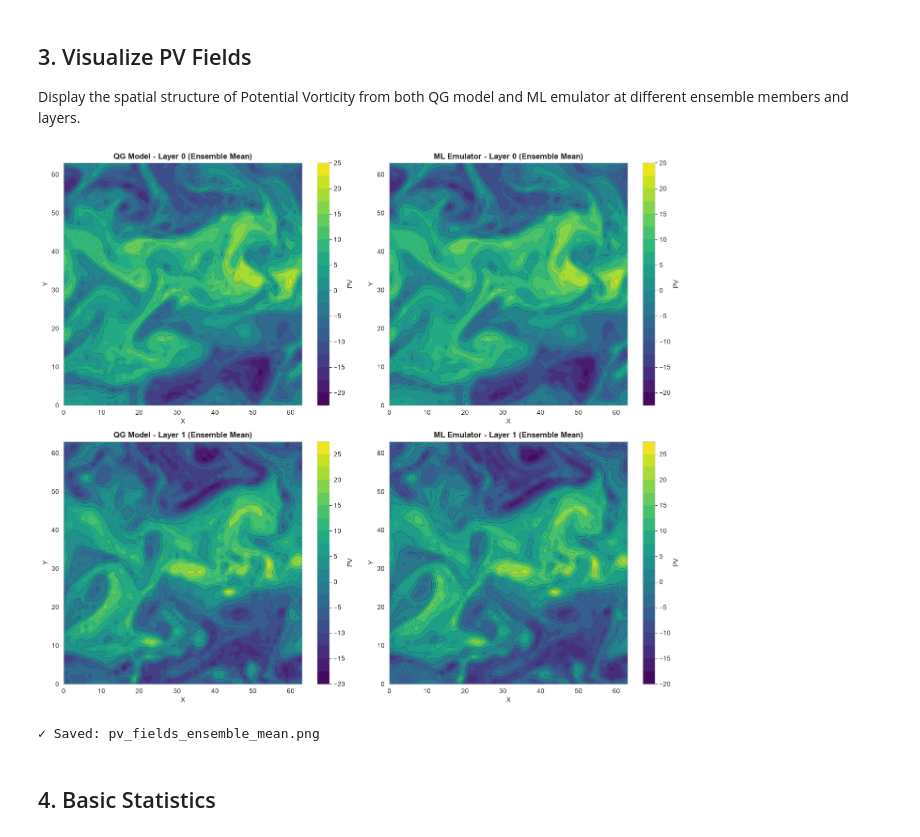
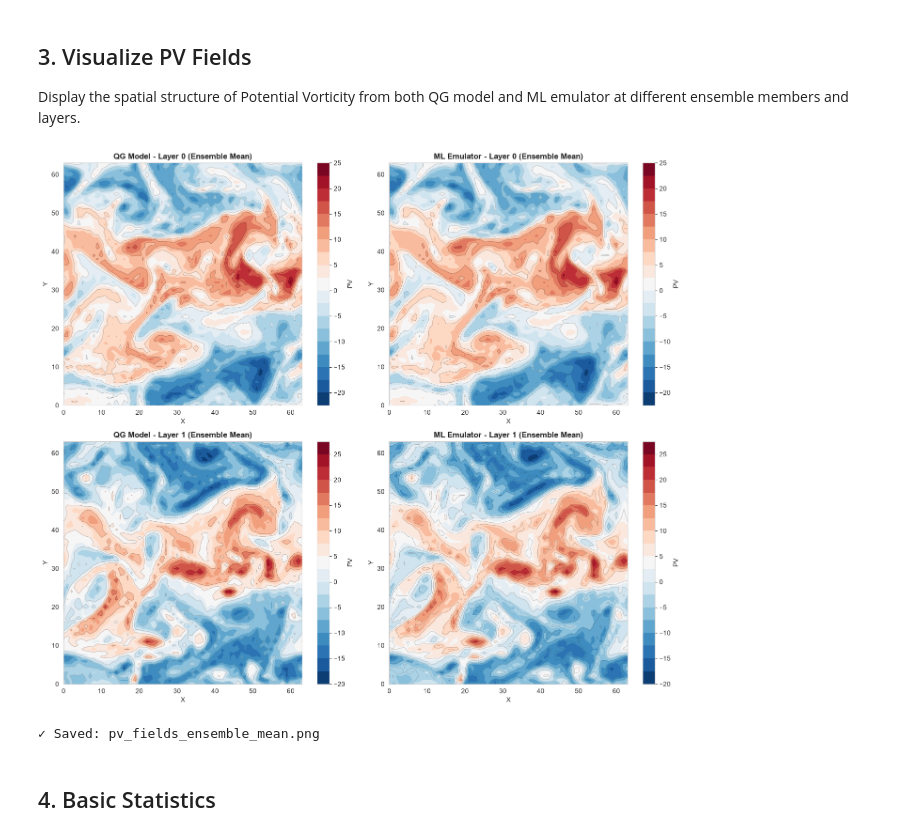
Before and after one commit to diegocarrio/QG_ML_Emulator, a Jupyter notebook: QG_ML_Analysis.ipynb, the cells around one changed output. Saved outputs shown, nothing was run; the diff lists cells and outputs as text; code cells hidden in the pictures.

Commit message:
Update: Change PV field colormap from viridis to RdBu_r (diverging, more attractive)

```diff
--- a/QG_ML_Analysis.ipynb
+++ b/QG_ML_Analysis.ipynb
@@ -75,7 +75,7 @@ pv_qg_mean_l1 = np.mean(pv_qg[:, 1, :, :], axis=0)
 pv_ml_mean_l1 = np.mean(pv_ml[:, 1, :, :], axis=0)
 
 # Layer 0 - QG Model
-im1 = axes[0, 0].contourf(pv_qg_mean_l0, levels=20, cmap='viridis')
+im1 = axes[0, 0].contourf(pv_qg_mean_l0, levels=20, cmap='RdBu_r')
 axes[0, 0].contour(pv_qg_mean_l0, levels=10, colors='black', linewidths=0.5, alpha=0.3)
 axes[0, 0].set_title('QG Model - Layer 0 (Ensemble Mean)', fontsize=12, fontweight='bold')
 axes[0, 0].set_xlabel('X')
@@ -84,39 +84,39 @@ cbar1 = plt.colorbar(im1, ax=axes[0, 0])
 cbar1.set_label('PV')
 
 # Layer 0 - ML Emulator
-im2 = axes[0, 1].contourf(pv_ml_mean_l0, levels=20, cmap='viridis')
+im2 = axes[0, 1].contourf(pv_ml_mean_l0, levels=20, cmap='RdBu_r')
 axes[0, 1].contour(pv_ml_mean_l0, levels=10, colors='black', linewidths=0.5, alpha=0.3)
 axes[0, 1].set_title('ML Emulator - Layer 0 (Ensemble Mean)', fontsize=12, fontweight='bold')
 axes[0, 1].set_xlabel('X')
 axes[0, 1].set_ylabel('Y')
 cbar2 = plt.colorbar(im2, ax=axes[0, 1])
 cbar2.set_label('PV')
 
 # Layer 1 - QG Model
-im3 = axes[1, 0].contourf(pv_qg_mean_l1, levels=20, cmap='viridis')
+im3 = axes[1, 0].contourf(pv_qg_mean_l1, levels=20, cmap='RdBu_r')
 axes[1, 0].contour(pv_qg_mean_l1, levels=10, colors='black', linewidths=0.5, alpha=0.3)
 axes[1, 0].set_title('QG Model - Layer 1 (Ensemble Mean)', fontsize=12, fontweight='bold')
 axes[1, 0].set_xlabel('X')
 axes[1, 0].set_ylabel('Y')
 cbar3 = plt.colorbar(im3, ax=axes[1, 0])
 cbar3.set_label('PV')
 
 # Layer 1 - ML Emulator
-im4 = axes[1, 1].contourf(pv_ml_mean_l1, levels=20, cmap='viridis')
+im4 = axes[1, 1].contourf(pv_ml_mean_l1, levels=20, cmap='RdBu_r')
 axes[1, 1].contour(pv_ml_mean_l1, levels=10, colors='black', linewidths=0.5, alpha=0.3)
 axes[1, 1].set_title('ML Emulator - Layer 1 (Ensemble Mean)', fontsize=12, fontweight='bold')
 axes[1, 1].set_xlabel('X')
 axes[1, 1].set_ylabel('Y')
 cbar4 = plt.colorbar(im4, ax=axes[1, 1])
 cbar4.set_label('PV')
 
 plt.tight_layout()
 plt.savefig('pv_fields_ensemble_mean.png', dpi=150, bbox_inches='tight')
 plt.show()
 
 print("✓ Saved: pv_fields_ensemble_mean.png")
 # %% [output]
-[figure, old version]
+[figure, new version]
 ✓ Saved: pv_fields_ensemble_mean.png
 # %% [markdown]
 ## 4. Basic Statistics
```
